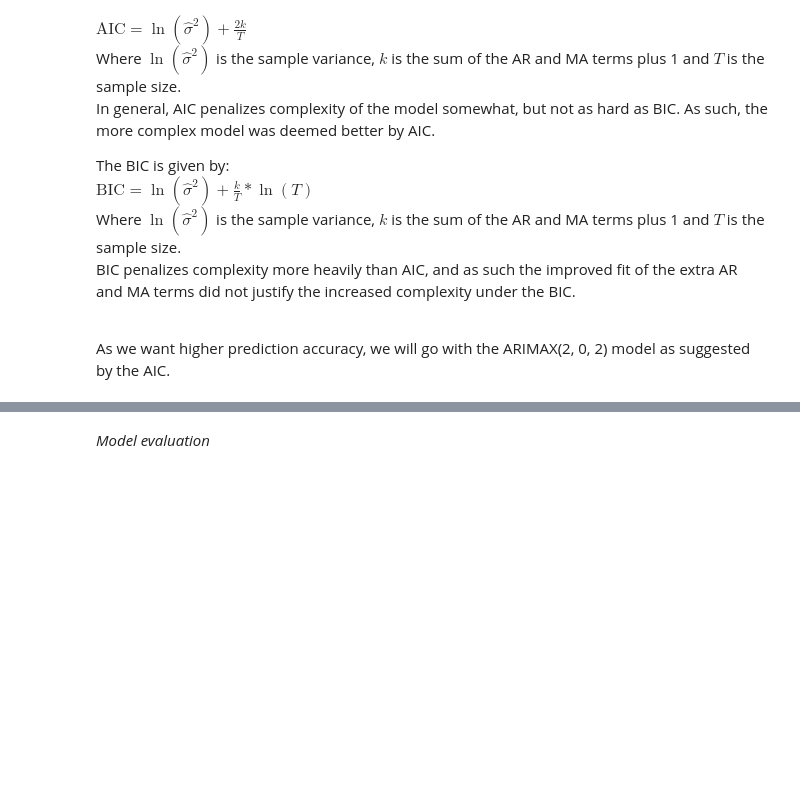
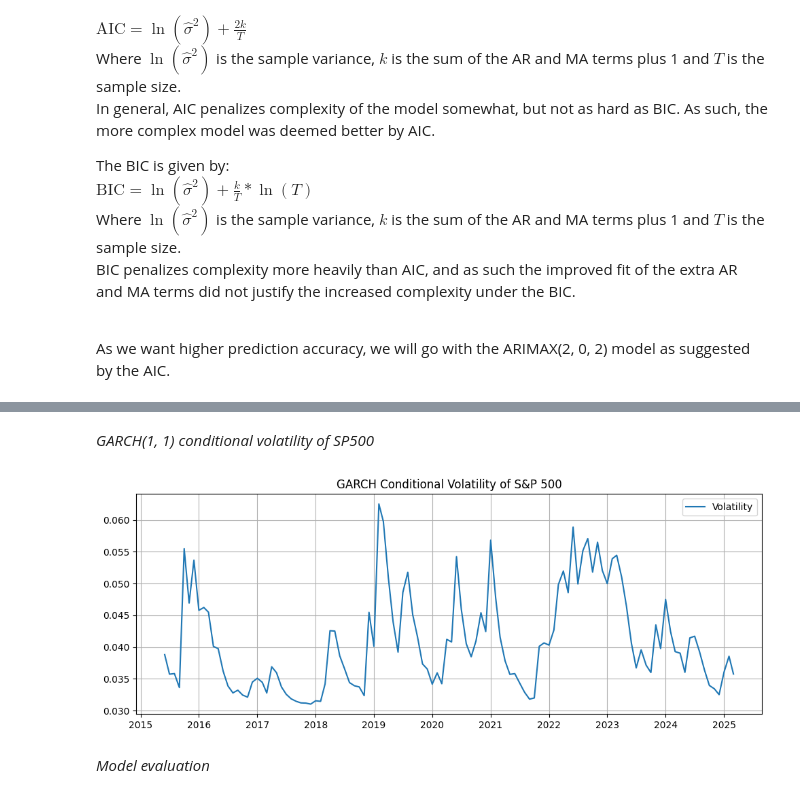
Before and after one commit to Bautz-Holter/sp500_fedfunds_payems, a Jupyter notebook: report.ipynb, the cells around one changed output, grey strips where cells are left out. Cells and saved outputs as stored; diff of their text form; code cells hidden in the pictures; blank space fills up the shorter version.

```diff
--- a/report.ipynb
+++ b/report.ipynb
@@ -336,0 +393,13 @@ As we want higher prediction accuracy, we will go with the ARIMAX(2, 0, 2) model
+# %%
+garch_model = arch_model(
+    y=sp500,
+    x=exog,
+    vol='GARCH',
+    p=1, q=1,
+    mean='LS',
+    dist='normal'
+)
+
+results = garch_model.fit(disp='off')
+
+print(results.summary())
@@ -337,3 +437,15 @@ As we want higher prediction accuracy, we will go with the ARIMAX(2, 0, 2) model
+# %% [markdown]
+*GARCH(1, 1) conditional volatility of SP500*
+# %%
+plt.figure(figsize=(10, 4))
+plt.plot(results.conditional_volatility, label='Volatility')
+plt.title("GARCH Conditional Volatility of S&P 500")
+plt.grid(True)
+plt.legend()
+plt.tight_layout()
+plt.show()
+# %% [output]
+[figure, added]
 # %% [markdown]
 *Model evaluation*
 # %%
```
Also changed, not shown: parts of 36 cells of this notebook, 1 other file.
